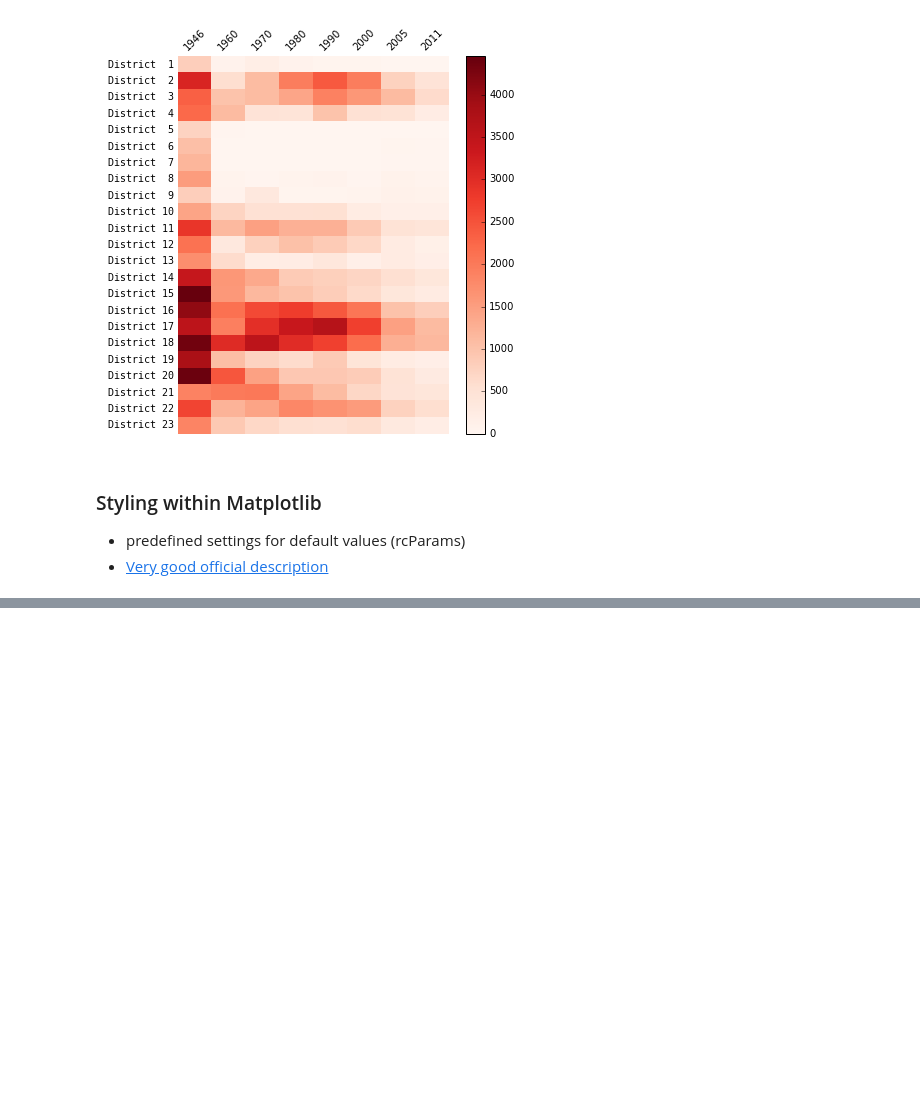
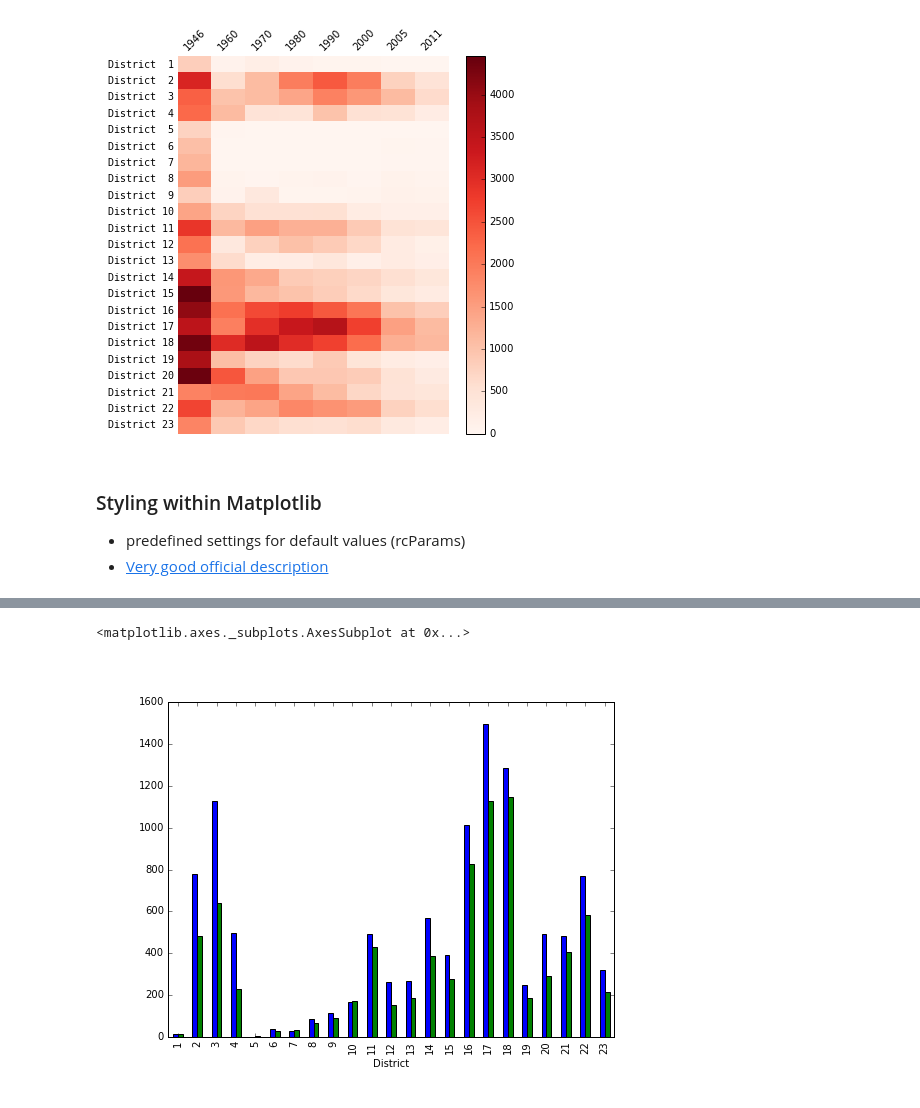
Before and after one commit to gurbanics/pytech-vis, a Jupyter notebook: notebooks/Matplotlib.ipynb, the cells around one changed output, grey strips where cells are left out. Cells and saved outputs as stored; diff of their text form; code cells hidden in the pictures; blank space fills up the shorter version.

```diff
--- a/notebooks/Matplotlib.ipynb
+++ b/notebooks/Matplotlib.ipynb
@@ -399,0 +424,6 @@ plt.style.use('default')
+# %%
+# what happens when multiple columns are passed at the same time?
+bydistrict[['2005','2011']].plot.bar(figsize=(8,6), legend=False)
+# %% [output]
+<matplotlib.axes._subplots.AxesSubplot at 0x...>
+[figure, added]
```
Also changed, not shown: parts of 14 cells of this notebook, 2 other files.
